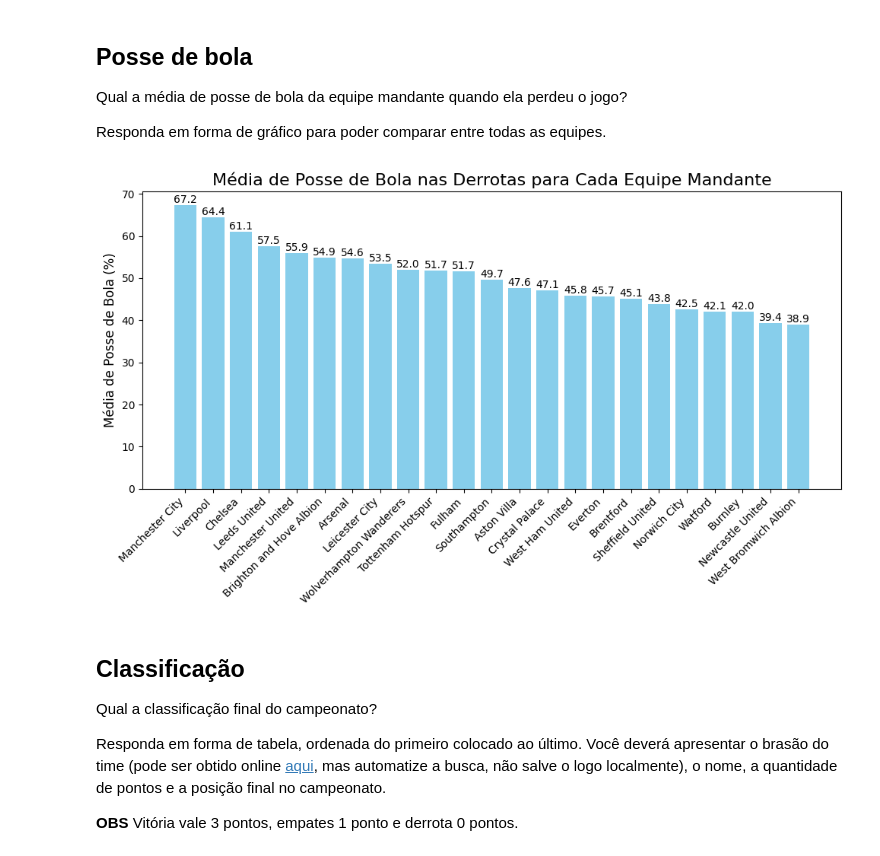
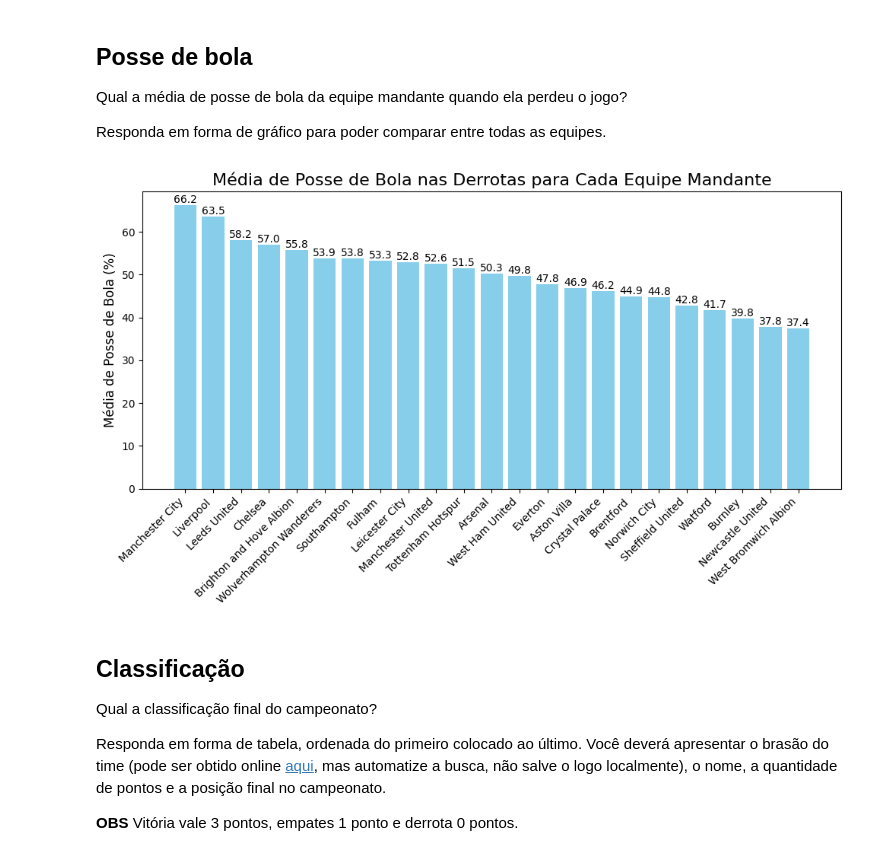
Before and after one commit to noahstelmak/bookish-winner, a Jupyter notebook: Prova_Data_Science_N1.ipynb, the cells around one changed output. Drawn from its saved outputs; the diff is of its cells as text; code cells hidden in the pictures.

```diff
--- a/Prova_Data_Science_N1.ipynb
+++ b/Prova_Data_Science_N1.ipynb
@@ -182,36 +186,36 @@ Qual a média de posse de bola da equipe mandante quando ela perdeu o jogo?
 
 Responda em forma de gráfico para poder comparar entre todas as equipes.
 # %%
-df_losses = df[(df['venue'] == 'Home')]
+df_losses = df[(df['result'] == 'L') & (df['venue'] == 'Home')]
 
 mean_possession_loss = df_losses.groupby('team')['poss'].mean().reset_index()
 mean_possession_loss = mean_possession_loss.sort_values(by='poss', ascending=False)
 
 plt.figure(figsize=(10, 6))
 bars = plt.bar(mean_possession_loss['team'], mean_possession_loss['poss'], color='skyblue')
 
 for bar in bars:
     height = bar.get_height()
     plt.text(
         bar.get_x() + bar.get_width() / 2,
         height,
         f'{height:.1f}',
         ha='center',
         va='bottom',
         fontsize=10,
         color='black')
 
 
 plt.title('Média de Posse de Bola nas Derrotas para Cada Equipe Mandante', fontsize=16)
 plt.xlabel(None, fontsize=12)
 plt.ylabel('Média de Posse de Bola (%)', fontsize=12)
 plt.xticks(rotation=45, ha='right')
 
 # Mostrar o gráfico
 plt.tight_layout()
 plt.show()
 # %% [output]
-[figure, old version]
+[figure, new version]
 # %% [markdown]
 ## Classificação
 
```
Also changed, not shown: parts of 4 cells of this notebook.
